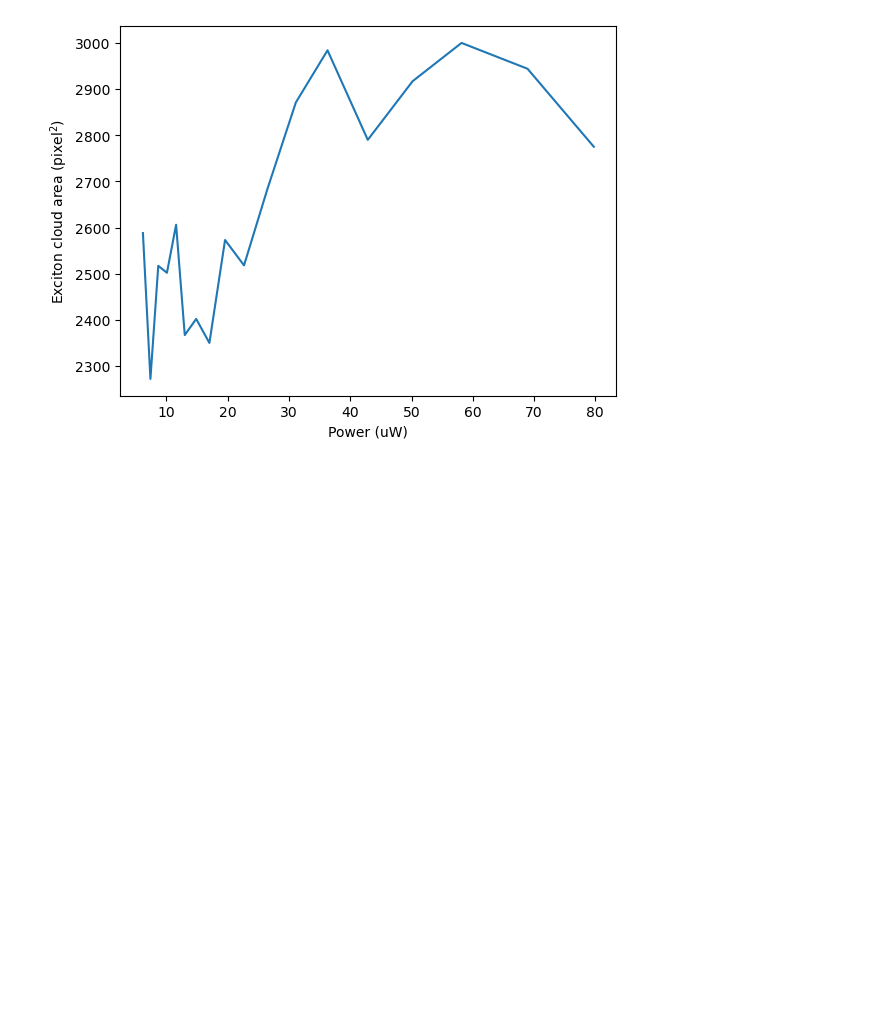
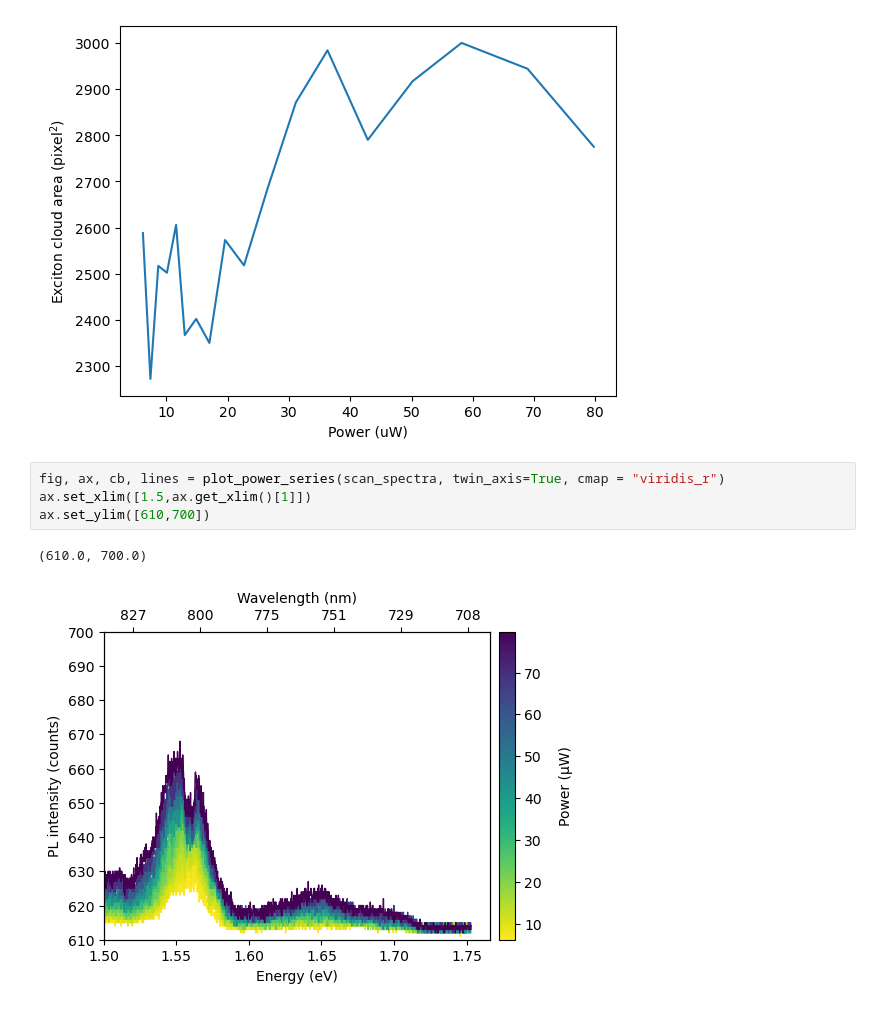
Before and after one commit to brandonlokesy/LANES-TMDC-Optics-Tools, a Jupyter notebook: examples/example_exciton_diffusion_power_scan.ipynb, the cells around one changed output. Saved outputs shown, nothing was run; the diff lists cells and outputs as text; blank space fills up the shorter version.

```diff
--- a/examples/example_exciton_diffusion_power_scan.ipynb
+++ b/examples/example_exciton_diffusion_power_scan.ipynb
@@ -84,3 +90,10 @@ ax.set_xlabel("Power (uW)")
 # %% [output]
 Text(0.5, 0, 'Power (uW)')
 [figure]
+# %%
+fig, ax, cb, lines = plot_power_series(scan_spectra, twin_axis=True, cmap = "viridis_r")
+ax.set_xlim([1.5,ax.get_xlim()[1]])
+ax.set_ylim([610,700])
+# %% [output]
+(610.0, 700.0)
+[figure, added]
```
Also changed, not shown: parts of 3 cells of this notebook.
